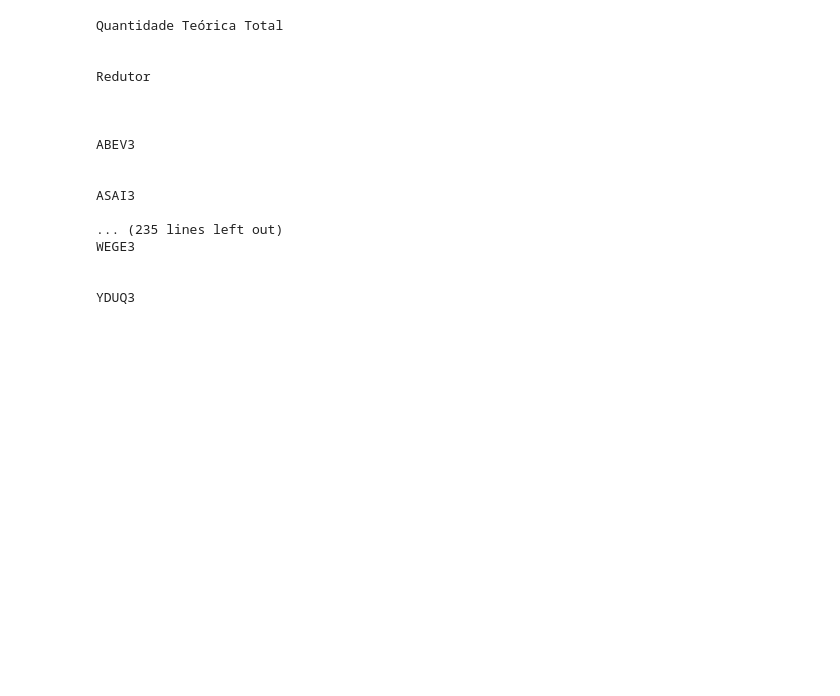
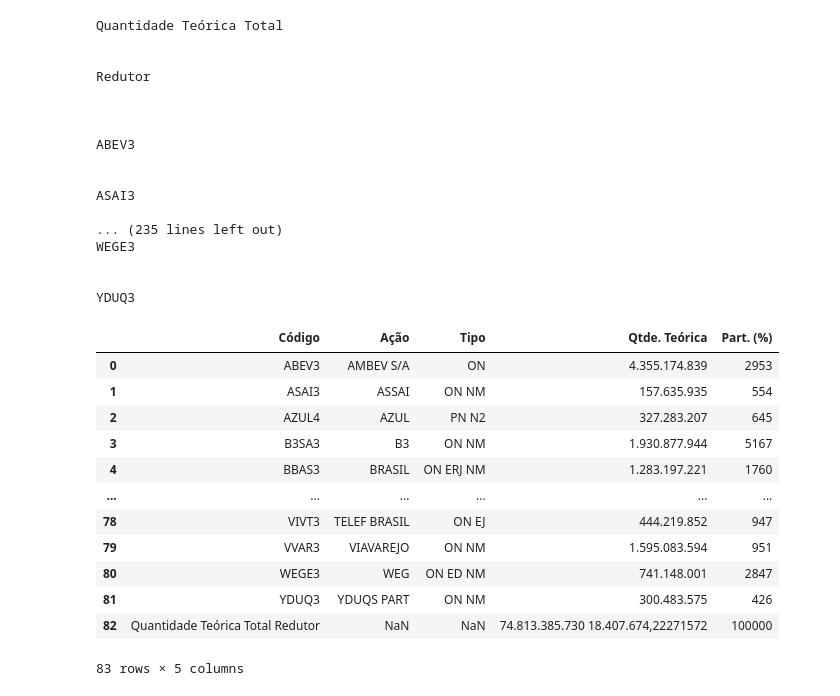
Before and after one commit to victorncg/financas_quantitativas, a Jupyter notebook: Testando_Obtenção_de_Dados_do_IBOV.ipynb, the cells around one changed output. Cells and saved outputs as stored; diff of their text form; code cells hidden in the pictures; blank space fills up the shorter version.

```diff
--- a/Testando_Obtenção_de_Dados_do_IBOV.ipynb
+++ b/Testando_Obtenção_de_Dados_do_IBOV.ipynb
@@ -131,3 +131,29 @@ WEGE3
 
 
 YDUQ3
+# %%
+import requests
+import pandas as pd
+
+# Faz a requisição para a página de ações da B3
+url = 'http://bvmf.bmfbovespa.com.br/indices/ResumoCarteiraTeorica.aspx?Indice=IBOV&idioma=pt-br'
+response = requests.get(url)
+
+# Extrai a tabela de ações e suas participações
+table = pd.read_html(response.text, attrs={'class': 'rgMasterTable'})[0]
+
+table
+# %% [output]
+|  | Código | Ação | Tipo | Qtde. Teórica | Part. (%) |
+| 0 | ABEV3 | AMBEV S/A | ON | 4.355.174.839 | 2953 |
+| 1 | ASAI3 | ASSAI | ON NM | 157.635.935 | 554 |
+| 2 | AZUL4 | AZUL | PN N2 | 327.283.207 | 645 |
+| 3 | B3SA3 | B3 | ON NM | 1.930.877.944 | 5167 |
+| 4 | BBAS3 | BRASIL | ON ERJ NM | 1.283.197.221 | 1760 |
+| ... | ... | ... | ... | ... | ... |
+| 78 | VIVT3 | TELEF BRASIL | ON EJ | 444.219.852 | 947 |
+| 79 | VVAR3 | VIAVAREJO | ON NM | 1.595.083.594 | 951 |
+| 80 | WEGE3 | WEG | ON ED NM | 741.148.001 | 2847 |
+| 81 | YDUQ3 | YDUQS PART | ON NM | 300.483.575 | 426 |
+| 82 | Quantidade Teórica Total Redutor | NaN | NaN | 74.813.385.730 18.407.674,22271572 | 100000 |
+83 rows × 5 columns
```
Also changed, not shown: parts of 2 cells of this notebook.
